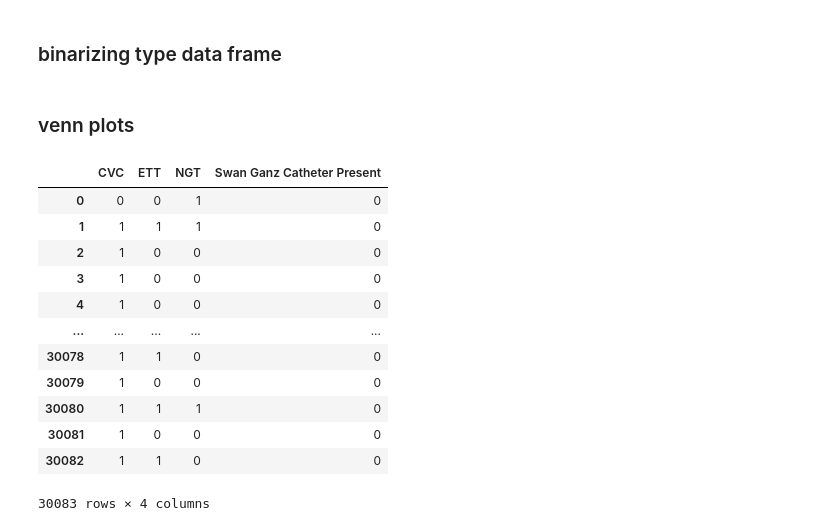
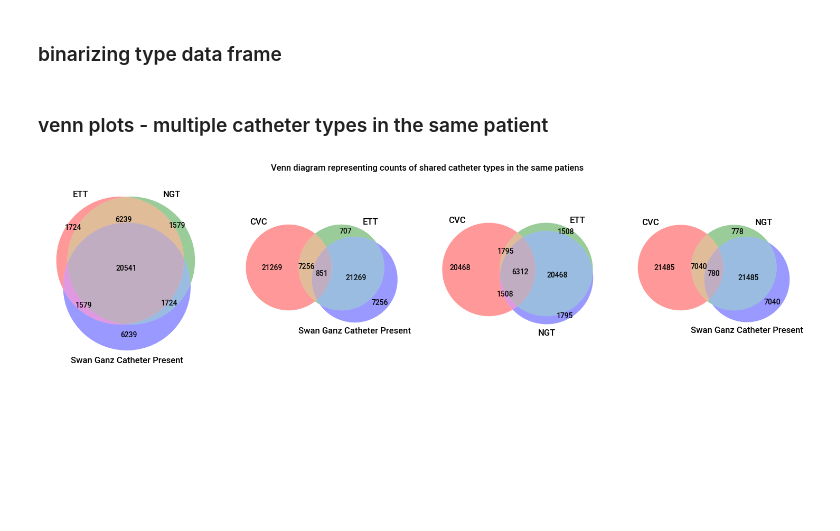
Before and after one commit to ywigelman/TheCatheterNinjas, a Jupyter notebook: EDA.ipynb, the cells around one changed output. Cells and saved outputs as stored; diff of their text form; code cells hidden in the pictures; blank space fills up the shorter version.

Commit message:
add some venn

```diff
--- a/EDA.ipynb
+++ b/EDA.ipynb
@@ -66,23 +77,4 @@ plt.show()
 # %%
 catheter_df_bin = catheter_df.where(catheter_df == 0, 1) # if not 0 convert to 1
 # %% [markdown]
-### venn plots
+### venn plots - multiple catheter  types in the same patient
-# %%
-cat_trios = set(list(tuple(sorted(item)) for item in list(permutations(catheters, 3))))
-for cat_trio in cat_trios:
-    #catheter_df[cat_trio]
-    pass
-# %% [output]
-|  | CVC | ETT | NGT | Swan Ganz Catheter Present |
-| 0 | 0 | 0 | 1 | 0 |
-| 1 | 1 | 1 | 1 | 0 |
-| 2 | 1 | 0 | 0 | 0 |
-| 3 | 1 | 0 | 0 | 0 |
-| 4 | 1 | 0 | 0 | 0 |
-| ... | ... | ... | ... | ... |
-| 30078 | 1 | 1 | 0 | 0 |
-| 30079 | 1 | 0 | 0 | 0 |
-| 30080 | 1 | 1 | 1 | 0 |
-| 30081 | 1 | 0 | 0 | 0 |
-| 30082 | 1 | 1 | 0 | 0 |
-30083 rows × 4 columns
@@ -117,0 +81,20 @@ venn2()
+# %%
+cat_trios = set(list(tuple(sorted(item)) for item in list(permutations(catheters, 3))))
+_, axes = plt.subplots(ncols = len(cat_trios), figsize=(15, len(cat_trios)))
+for ax, (group_a, group_b, group_c) in zip(axes, cat_trios):
+    group_a_ser, group_b_ser, group_c_ser =  catheter_df_bin[group_a], catheter_df_bin[group_b], catheter_df_bin[group_c]
+    group_a_only = np.sum(((group_a_ser != group_b_ser) & (group_a_ser != group_c_ser)))
+    group_b_only = np.sum(((group_a_ser != group_b_ser) & (group_b_ser != group_c_ser)))
+    group_c_only = np.sum(((group_a_ser != group_c_ser) & (group_b_ser != group_c_ser)))
+    group_a_and_b_only = np.sum(((group_a_ser == group_b_ser) & (group_a_ser != group_c_ser) & (group_b_ser != group_c_ser)))
+    group_a_and_c_only = np.sum((group_a_ser == group_c_ser) & (group_a_ser != group_b_ser) & (group_b_ser != group_c_ser))
+    group_b_and_c_only = np.sum(((group_c_ser == group_b_ser) & (group_a_ser != group_c_ser) & (group_b_ser != group_a_ser)))
+    intersection = np.sum(((group_a_ser == group_b_ser) & (group_a_ser == group_c_ser) & (group_b_ser == group_c_ser)))
+    venn3(
+        subsets=(group_a_only, group_b_only, group_a_and_b_only, group_c_only,
+                 group_a_and_c_only, group_b_and_c_only, intersection), set_labels=(group_a, group_b, group_c), ax=ax)
+plt.suptitle('Venn diagram representing counts of shared catheter types in the same patients')
+plt.tight_layout()
+plt.show()
+# %% [output]
+[figure, added]
```
Also changed, not shown: parts of 10 cells of this notebook.
